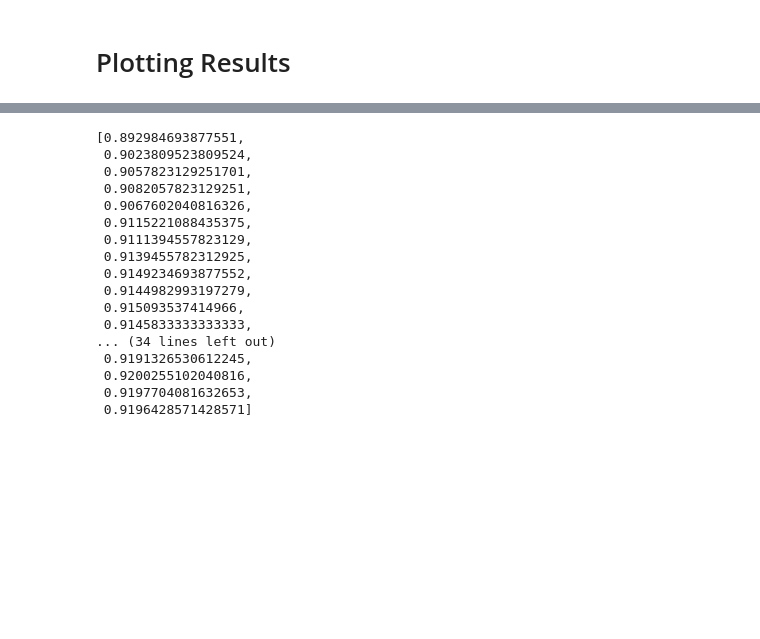
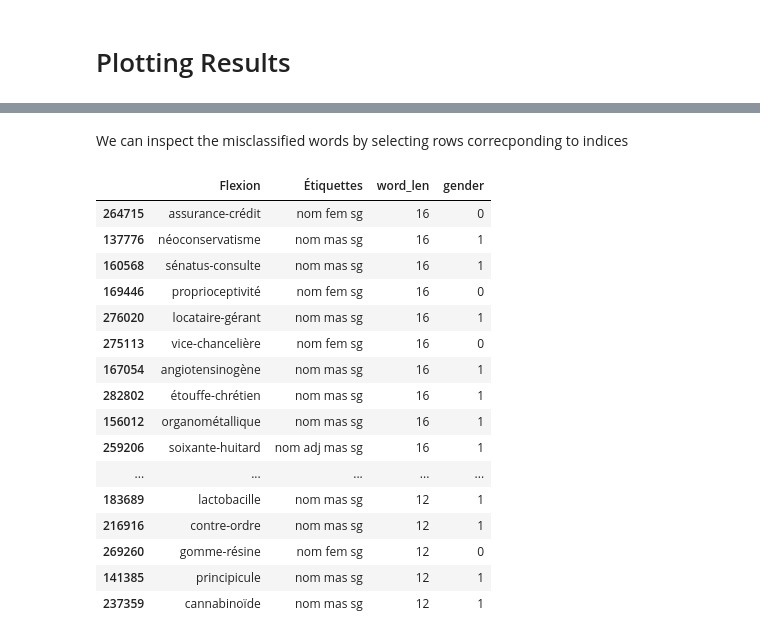
Before and after one commit to serega/pytorch-french-genders, a Jupyter notebook: FrenchGenders-LSTM-Batch.ipynb, the cells around one changed output, grey strips where cells are left out. Saved outputs shown, nothing was run; the diff lists cells and outputs as text; code cells hidden in the pictures; blank space fills up the shorter version.

```diff
--- a/FrenchGenders-LSTM-Batch.ipynb
+++ b/FrenchGenders-LSTM-Batch.ipynb
@@ -270,20 +269,24 @@ accuracy
-# %%
-accuracies
-# %% [output]
-[0.892984693877551,
- 0.9023809523809524,
- 0.9057823129251701,
- 0.9082057823129251,
- 0.9067602040816326,
- 0.9115221088435375,
- 0.9111394557823129,
- 0.9139455782312925,
- 0.9149234693877552,
- 0.9144982993197279,
- 0.915093537414966,
- 0.9145833333333333,
-... (34 lines left out)
- 0.9191326530612245,
- 0.9200255102040816,
- 0.9197704081632653,
- 0.9196428571428571]
+# %%
+pd.set_option('display.max_rows', 2000)
+# %% [markdown]
+We can inspect the misclassified words by selecting rows correcponding to indices
+# %%
+nouns.iloc[indices]
+# %% [output]
+|  | Flexion | Étiquettes | word_len | gender |
+| 264715 | assurance-crédit | nom fem sg | 16 | 0 |
+| 137776 | néoconservatisme | nom mas sg | 16 | 1 |
+| 160568 | sénatus-consulte | nom mas sg | 16 | 1 |
+| 169446 | proprioceptivité | nom fem sg | 16 | 0 |
+| 276020 | locataire-gérant | nom mas sg | 16 | 1 |
+| 275113 | vice-chancelière | nom fem sg | 16 | 0 |
+| 167054 | angiotensinogène | nom mas sg | 16 | 1 |
+| 282802 | étouffe-chrétien | nom mas sg | 16 | 1 |
+| 156012 | organométallique | nom mas sg | 16 | 1 |
+| 259206 | soixante-huitard | nom adj mas sg | 16 | 1 |
+| ... | ... | ... | ... | ... |
+| 183689 | lactobacille | nom mas sg | 12 | 1 |
+| 216916 | contre-ordre | nom mas sg | 12 | 1 |
+| 269260 | gomme-résine | nom fem sg | 12 | 0 |
+| 141385 | principicule | nom mas sg | 12 | 1 |
+| 237359 | cannabinoïde | nom mas sg | 12 | 1 |
```
Also changed, not shown: parts of 7 cells of this notebook.
